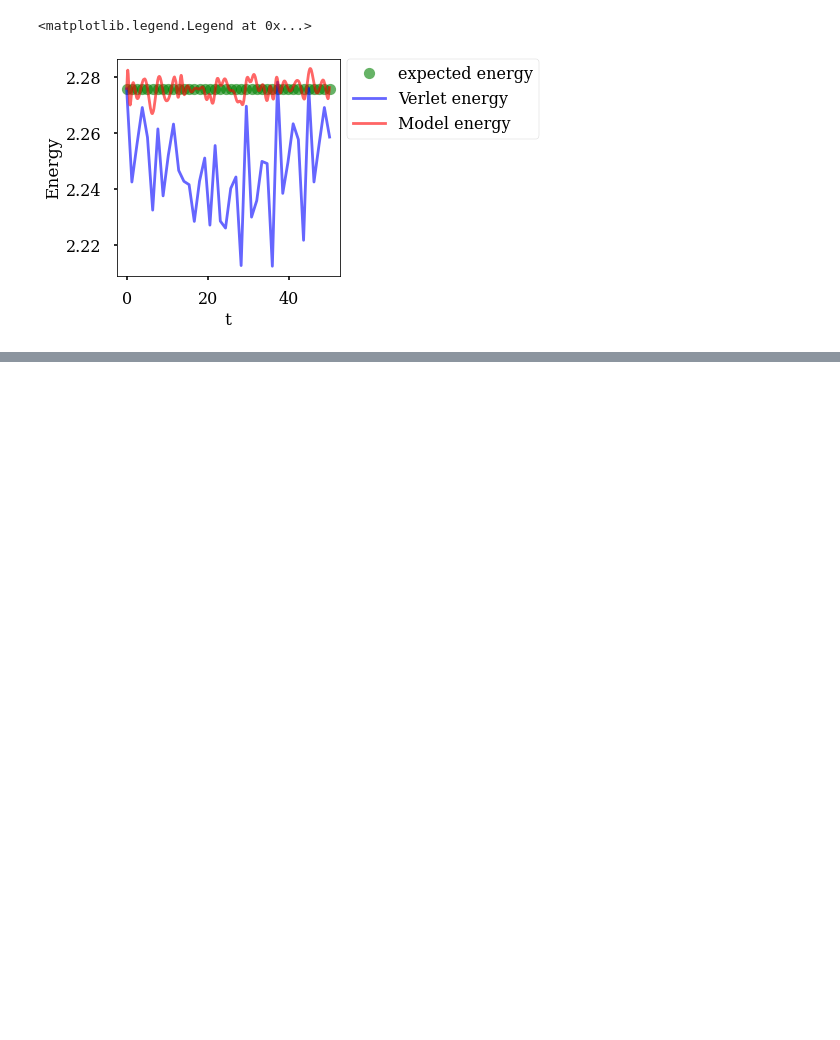
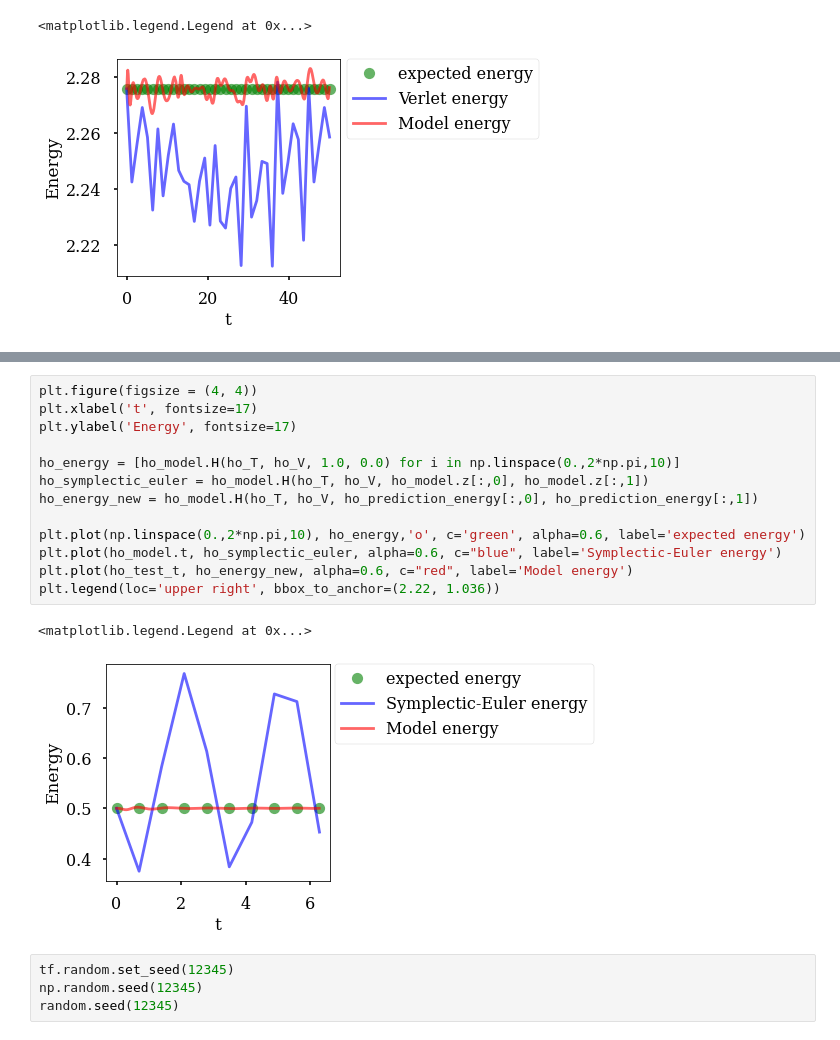
Before and after one commit to tayfununal/solving_hamiltonian_with_deeplearning, a Jupyter notebook: stage.ipynb, the cells around one changed output, grey strips where cells are left out. Drawn from its saved outputs; the diff is of its cells as text; blank space fills up the shorter version.

```diff
--- a/stage.ipynb
+++ b/stage.ipynb
@@ -187,0 +227,20 @@ plt.legend(loc='upper right', bbox_to_anchor=(1.93, 1.036))
+# %%
+plt.figure(figsize = (4, 4))
+plt.xlabel('t', fontsize=17)
+plt.ylabel('Energy', fontsize=17)
+
+ho_energy = [ho_model.H(ho_T, ho_V, 1.0, 0.0) for i in np.linspace(0.,2*np.pi,10)]
+ho_symplectic_euler = ho_model.H(ho_T, ho_V, ho_model.z[:,0], ho_model.z[:,1])
+ho_energy_new = ho_model.H(ho_T, ho_V, ho_prediction_energy[:,0], ho_prediction_energy[:,1])
+
+plt.plot(np.linspace(0.,2*np.pi,10), ho_energy,'o', c='green', alpha=0.6, label='expected energy')
+plt.plot(ho_model.t, ho_symplectic_euler, alpha=0.6, c="blue", label='Symplectic-Euler energy')
+plt.plot(ho_test_t, ho_energy_new, alpha=0.6, c="red", label='Model energy')
+plt.legend(loc='upper right', bbox_to_anchor=(2.22, 1.036))
+# %% [output]
+<matplotlib.legend.Legend at 0x...>
+[figure, added]
+# %%
+tf.random.set_seed(12345)
+np.random.seed(12345)
+random.seed(12345)
```
Also changed, not shown: parts of 13 cells of this notebook.
